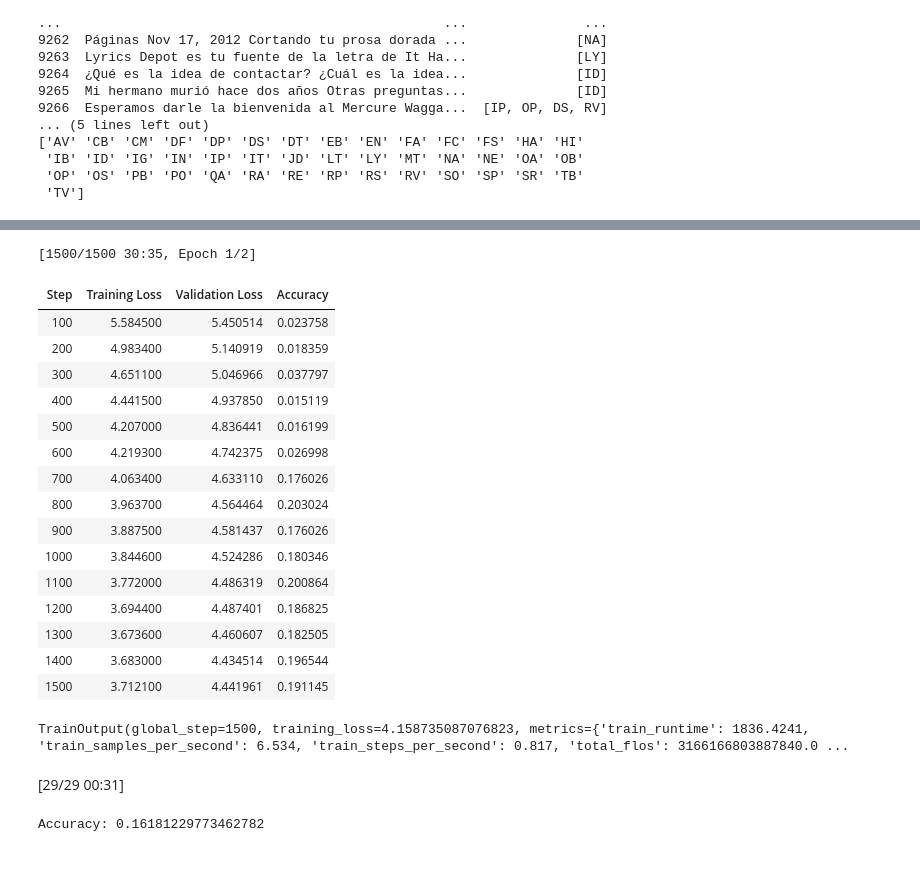
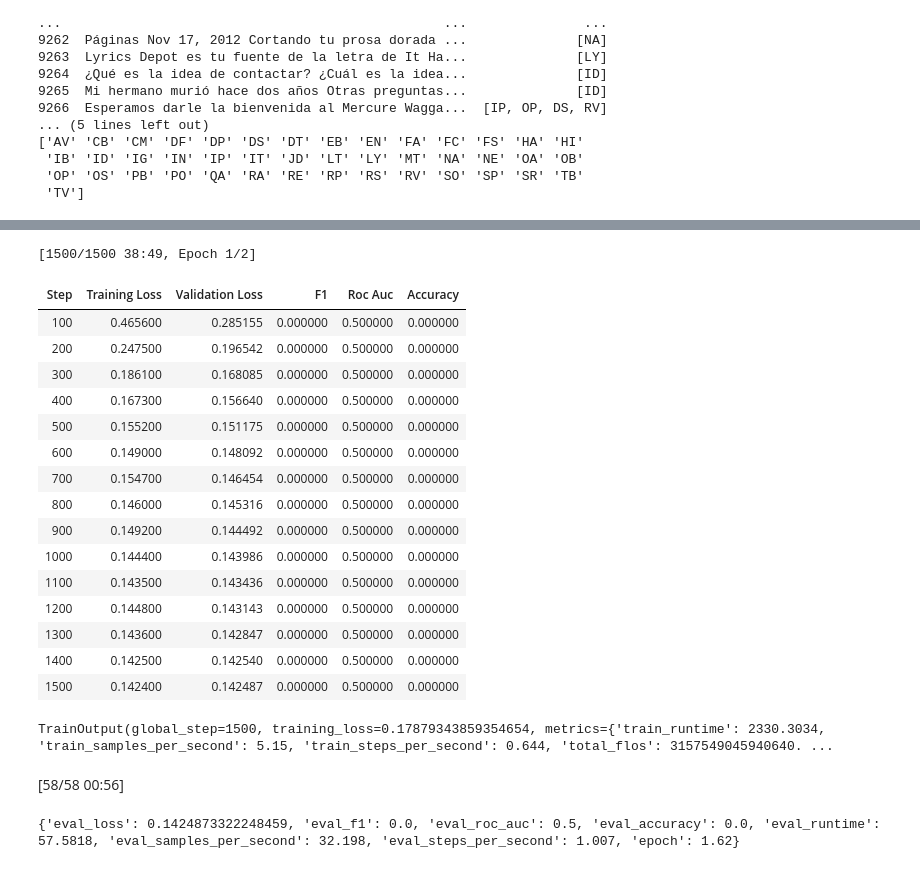
Before and after one commit to TurkuNLP/register-DeepL, a Jupyter notebook: register_multilabel.ipynb, the cells around one changed output, grey strips where cells are left out. Saved outputs shown, nothing was run; the diff lists cells and outputs as text; code cells hidden in the pictures.

Commit message:
the metrics don't work correctly but at least the model is training

```diff
--- a/register_multilabel.ipynb
+++ b/register_multilabel.ipynb
@@ -218,0 +203,3 @@ DatasetDict({
+# %%
+dataset = dataset.train_test_split(test_size=0.2)
+print(dataset)
@@ -223,5 +221,5 @@ print(dataset["train"][0])
 # %%
-model_name = "xlm-roberta-large" # we use the xlmr for tokenizing (large)
+model_name = "xlm-roberta-base" # we use the xlmr for tokenizing (large)
 tokenizer = transformers.AutoTokenizer.from_pretrained(model_name)
 
 def tokenize(example):
@@ -232,3 +230,17 @@ def tokenize(example):
     )
 
 dataset = dataset.map(tokenize)
+# %%
+# cast label IDs to floats
+#dataset.remove_columns("text")
+dataset.reset_format()
+print(dataset["train"].format)
+dataset.set_format(type="pandas", columns=['labels', 'input_ids', 'attention_mask'])
+print(dataset["train"].format)
+#print(dataset["train"][0])
+dataset.set_format(type="torch", columns=['labels', 'input_ids', 'attention_mask'])
+print(dataset["train"].format)
+dataset = dataset.map(lambda x : {"float_labels": x["labels"].to(torch.float32)}, remove_columns=["labels", "text"])
+#dataset.remove_columns("labels")
+print(dataset)
+dataset = dataset.rename_column("float_labels", "labels")
@@ -301,3 +356,13 @@ training_logs = LogSavingCallback()
 early_stopping = transformers.EarlyStoppingCallback(
     early_stopping_patience=5
 )
+# %%
+class MultilabelTrainer(transformers.Trainer):
+    def compute_loss(self, model, inputs, return_outputs=False):
+        labels = inputs.pop("labels")
+        outputs = model(**inputs)
+        logits = outputs.logits
+        loss_fct = torch.nn.BCEWithLogitsLoss()
+        loss = loss_fct(logits.view(-1, self.model.config.num_labels),
+                        labels.float().view(-1, self.model.config.num_labels))
+        return (loss, outputs) if return_outputs else loss
@@ -304,42 +382,44 @@ early_stopping = transformers.EarlyStoppingCallback(
 # %%
-trainer = transformers.Trainer(
+trainer = MultilabelTrainer(
     model=model,
     args=trainer_args,
     train_dataset=dataset["train"],
-    eval_dataset=dataset["validation"],
+    eval_dataset=dataset["test"],
     compute_metrics=compute_metrics,
     data_collator=data_collator,
     tokenizer = tokenizer,
     callbacks=[early_stopping, training_logs]
 )
 
 trainer.train()
+
+# I am glad I got the model working but something is still up with the metrics. Need to figure out a good way to implement them (because right now to my knowledge this should work)
 # %% [output]
-[1500/1500 30:35, Epoch 1/2]
+[1500/1500 38:49, Epoch 1/2]
-| Step | Training Loss | Validation Loss | Accuracy |
-| 100 | 5.584500 | 5.450514 | 0.023758 |
-| 200 | 4.983400 | 5.140919 | 0.018359 |
-| 300 | 4.651100 | 5.046966 | 0.037797 |
-| 400 | 4.441500 | 4.937850 | 0.015119 |
-| 500 | 4.207000 | 4.836441 | 0.016199 |
-| 600 | 4.219300 | 4.742375 | 0.026998 |
-| 700 | 4.063400 | 4.633110 | 0.176026 |
-| 800 | 3.963700 | 4.564464 | 0.203024 |
-| 900 | 3.887500 | 4.581437 | 0.176026 |
-| 1000 | 3.844600 | 4.524286 | 0.180346 |
-| 1100 | 3.772000 | 4.486319 | 0.200864 |
-| 1200 | 3.694400 | 4.487401 | 0.186825 |
-| 1300 | 3.673600 | 4.460607 | 0.182505 |
-| 1400 | 3.683000 | 4.434514 | 0.196544 |
-| 1500 | 3.712100 | 4.441961 | 0.191145 |
+| Step | Training Loss | Validation Loss | F1 | Roc Auc | Accuracy |
+| 100 | 0.465600 | 0.285155 | 0.000000 | 0.500000 | 0.000000 |
+| 200 | 0.247500 | 0.196542 | 0.000000 | 0.500000 | 0.000000 |
+| 300 | 0.186100 | 0.168085 | 0.000000 | 0.500000 | 0.000000 |
+| 400 | 0.167300 | 0.156640 | 0.000000 | 0.500000 | 0.000000 |
+| 500 | 0.155200 | 0.151175 | 0.000000 | 0.500000 | 0.000000 |
+| 600 | 0.149000 | 0.148092 | 0.000000 | 0.500000 | 0.000000 |
+| 700 | 0.154700 | 0.146454 | 0.000000 | 0.500000 | 0.000000 |
+| 800 | 0.146000 | 0.145316 | 0.000000 | 0.500000 | 0.000000 |
+| 900 | 0.149200 | 0.144492 | 0.000000 | 0.500000 | 0.000000 |
+| 1000 | 0.144400 | 0.143986 | 0.000000 | 0.500000 | 0.000000 |
+| 1100 | 0.143500 | 0.143436 | 0.000000 | 0.500000 | 0.000000 |
+| 1200 | 0.144800 | 0.143143 | 0.000000 | 0.500000 | 0.000000 |
+| 1300 | 0.143600 | 0.142847 | 0.000000 | 0.500000 | 0.000000 |
+| 1400 | 0.142500 | 0.142540 | 0.000000 | 0.500000 | 0.000000 |
+| 1500 | 0.142400 | 0.142487 | 0.000000 | 0.500000 | 0.000000 |
-TrainOutput(global_step=1500, training_loss=4.158735087076823, metrics={'train_runtime': 1836.4241, 'train_samples_per_second': 6.534, 'train_steps_per_second': 0.817, 'total_flos': 3166166803887840.0 ...
+TrainOutput(global_step=1500, training_loss=0.17879343859354654, metrics={'train_runtime': 2330.3034, 'train_samples_per_second': 5.15, 'train_steps_per_second': 0.644, 'total_flos': 3157549045940640. ...
 # %%
 eval_results = trainer.evaluate(dataset["test"])
 
-print('Accuracy:', eval_results['eval_accuracy'])
+print(eval_results)
 # %% [output]
-[29/29 00:31]
+[58/58 00:56]
-Accuracy: 0.16181229773462782
+{'eval_loss': 0.1424873322248459, 'eval_f1': 0.0, 'eval_roc_auc': 0.5, 'eval_accuracy': 0.0, 'eval_runtime': 57.5818, 'eval_samples_per_second': 32.198, 'eval_steps_per_second': 1.007, 'epoch': 1.62}
 # %%
 %matplotlib inline
 import matplotlib.pyplot as plt
```
Also changed, not shown: parts of 16 cells of this notebook.
